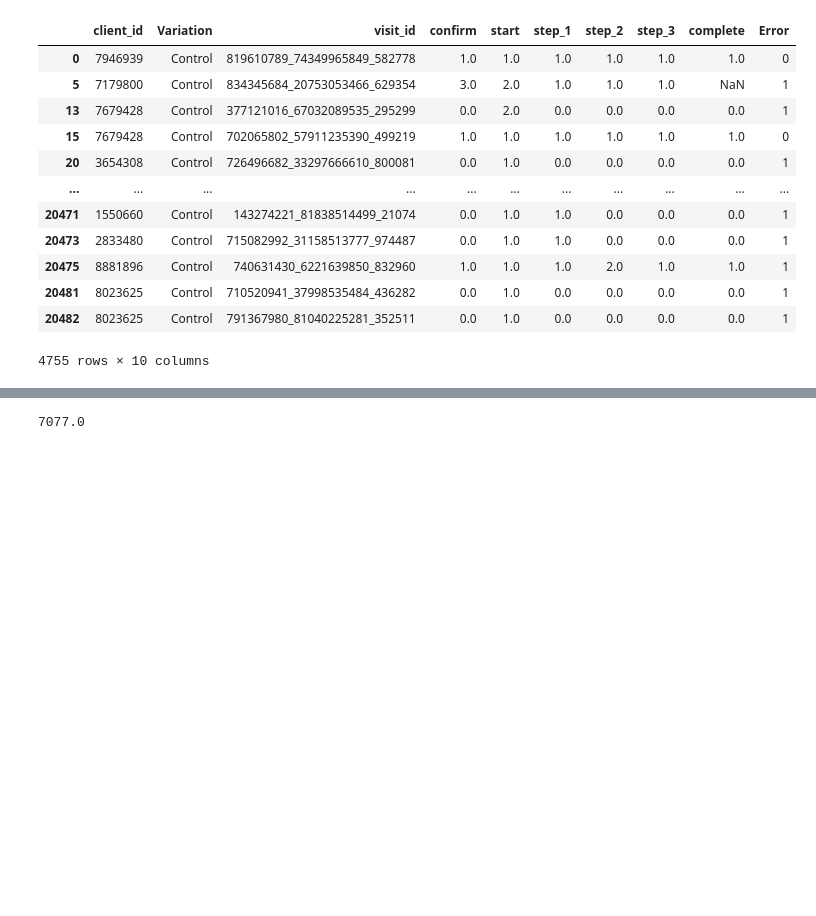
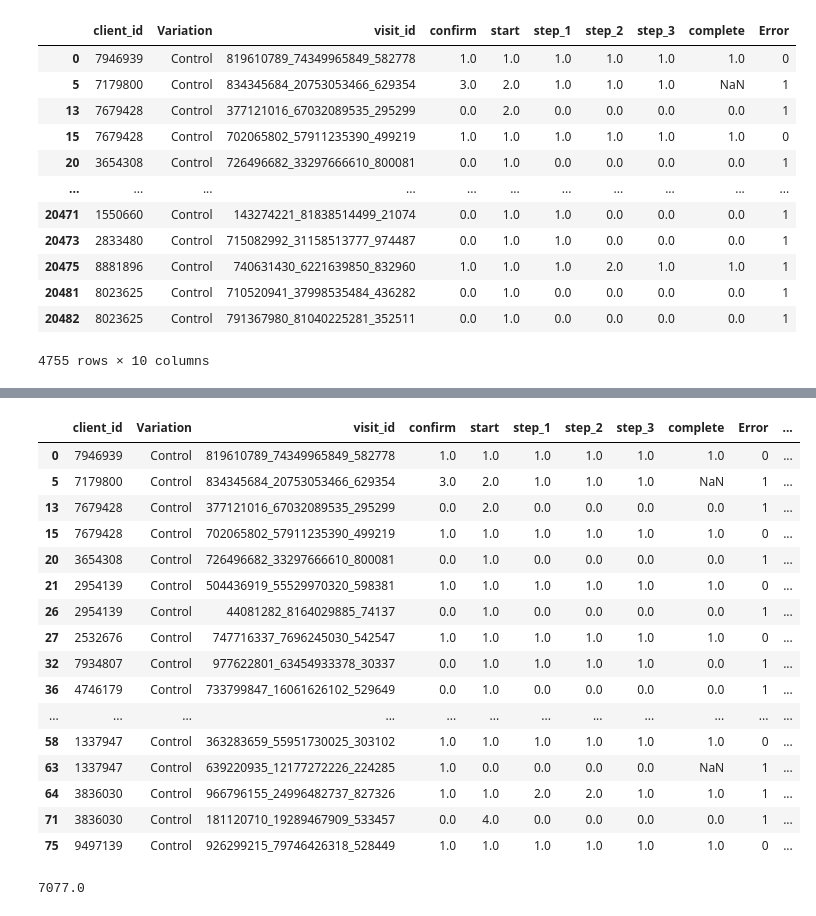
Before and after one commit to pmarquespt/Proj_5_Group_6_pat_gui, a Jupyter notebook: analysis and visualization/2_1_data_complete_rate.ipynb, the cells around one changed output, grey strips where cells are left out. Cells and saved outputs as stored; diff of their text form; code cells hidden in the pictures; blank space fills up the shorter version.

```diff
--- a/analysis and visualization/2_1_data_complete_rate.ipynb
+++ b/analysis and visualization/2_1_data_complete_rate.ipynb
@@ -394,3 +410,25 @@ gold_c_control_new
+# %%
+gold_c_control_new['perfect_cicle'] = np.where((gold_c_control_new['complete'] > 0) & (gold_c_control_new['Error'] == 0), gold_c_control_new['complete'], np.nan)
+# %%
+gold_c_control_new.head(20)
+# %% [output]
+|  | client_id | Variation | visit_id | confirm | start | step_1 | step_2 | step_3 | complete | Error | ... |
+| 0 | 7946939 | Control | 819610789_74349965849_582778 | 1.0 | 1.0 | 1.0 | 1.0 | 1.0 | 1.0 | 0 | ... |
+| 5 | 7179800 | Control | 834345684_20753053466_629354 | 3.0 | 2.0 | 1.0 | 1.0 | 1.0 | NaN | 1 | ... |
+| 13 | 7679428 | Control | 377121016_67032089535_295299 | 0.0 | 2.0 | 0.0 | 0.0 | 0.0 | 0.0 | 1 | ... |
+| 15 | 7679428 | Control | 702065802_57911235390_499219 | 1.0 | 1.0 | 1.0 | 1.0 | 1.0 | 1.0 | 0 | ... |
+| 20 | 3654308 | Control | 726496682_33297666610_800081 | 0.0 | 1.0 | 0.0 | 0.0 | 0.0 | 0.0 | 1 | ... |
+| 21 | 2954139 | Control | 504436919_55529970320_598381 | 1.0 | 1.0 | 1.0 | 1.0 | 1.0 | 1.0 | 0 | ... |
+| 26 | 2954139 | Control | 44081282_8164029885_74137 | 0.0 | 1.0 | 0.0 | 0.0 | 0.0 | 0.0 | 1 | ... |
+| 27 | 2532676 | Control | 747716337_7696245030_542547 | 1.0 | 1.0 | 1.0 | 1.0 | 1.0 | 1.0 | 0 | ... |
+| 32 | 7934807 | Control | 977622801_63454933378_30337 | 0.0 | 1.0 | 1.0 | 1.0 | 1.0 | 0.0 | 1 | ... |
+| 36 | 4746179 | Control | 733799847_16061626102_529649 | 0.0 | 1.0 | 0.0 | 0.0 | 0.0 | 0.0 | 1 | ... |
+| ... | ... | ... | ... | ... | ... | ... | ... | ... | ... | ... | ... |
+| 58 | 1337947 | Control | 363283659_55951730025_303102 | 1.0 | 1.0 | 1.0 | 1.0 | 1.0 | 1.0 | 0 | ... |
+| 63 | 1337947 | Control | 639220935_12177272226_224285 | 1.0 | 0.0 | 0.0 | 0.0 | 0.0 | NaN | 1 | ... |
+| 64 | 3836030 | Control | 966796155_24996482737_827326 | 1.0 | 1.0 | 2.0 | 2.0 | 1.0 | 1.0 | 1 | ... |
+| 71 | 3836030 | Control | 181120710_19289467909_533457 | 0.0 | 4.0 | 0.0 | 0.0 | 0.0 | 0.0 | 1 | ... |
+| 75 | 9497139 | Control | 926299215_79746426318_528449 | 1.0 | 1.0 | 1.0 | 1.0 | 1.0 | 1.0 | 0 | ... |
 # %%
 gold_c_control_new["start"].sum()
 # %% [output]
```
Also changed, not shown: parts of 5 cells of this notebook, 4 other files.
